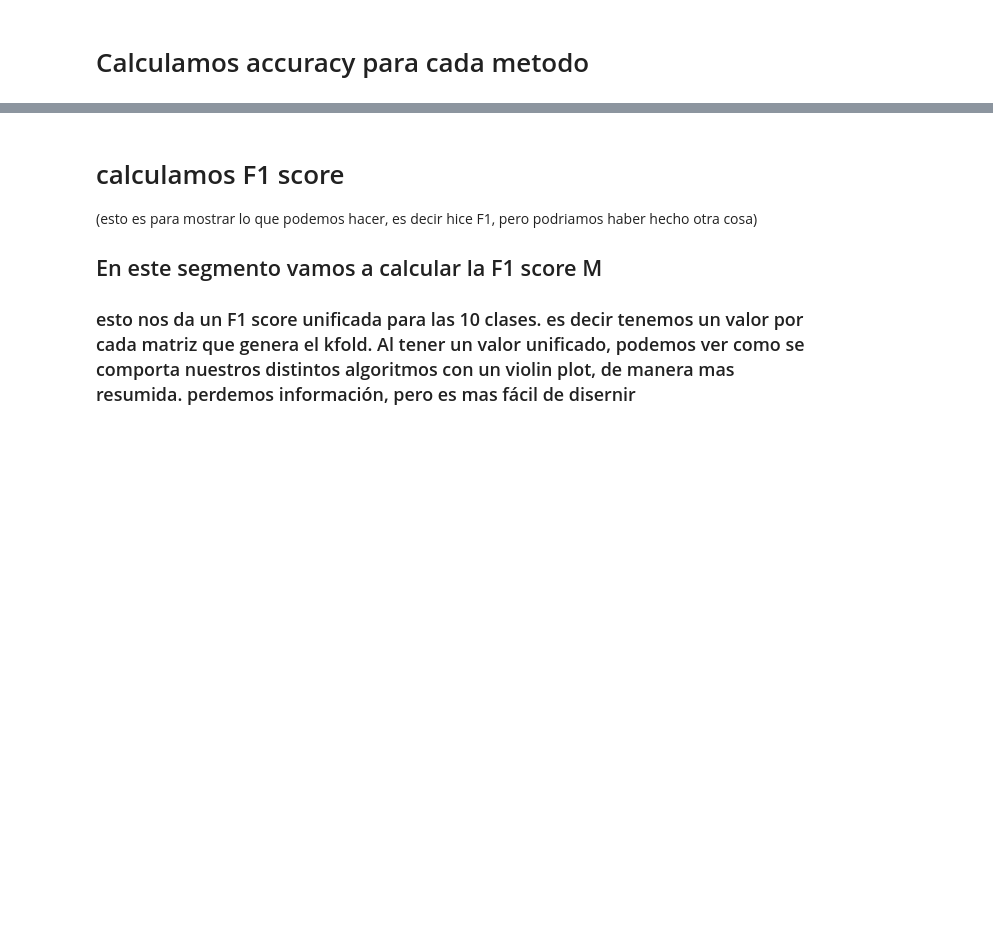
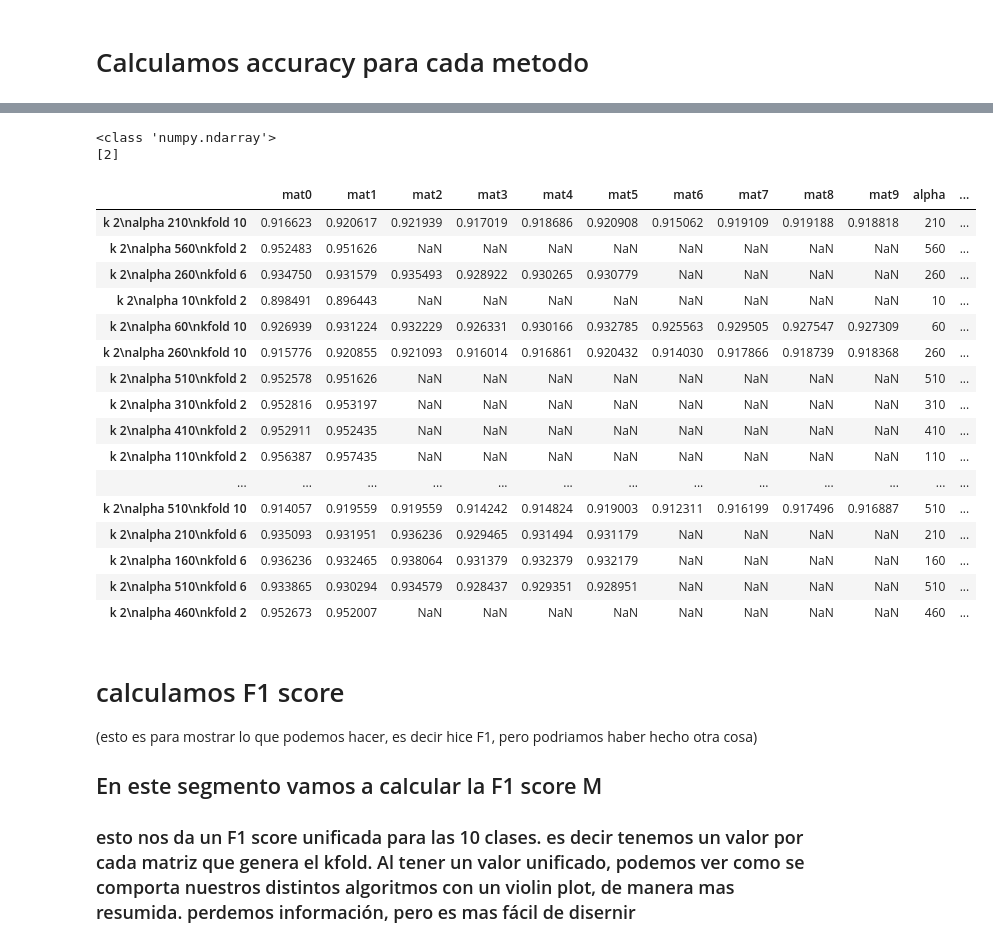
Before and after one commit to hggomez/metNum_tp2, a Jupyter notebook: Graficos/Analizador.ipynb, the cells around one changed output, grey strips where cells are left out. Saved outputs shown, nothing was run; the diff lists cells and outputs as text; code cells hidden in the pictures; blank space fills up the shorter version.

```diff
--- a/Graficos/Analizador.ipynb
+++ b/Graficos/Analizador.ipynb
@@ -283,3 +390,37 @@ plt.show()
+# %%
+
+ac_pca = accuracy_metodos(nombres_pca, lista_metodos_pca)
+knns = ac_pca.knn.unique()
+
+
+#print("knn")
+#graficar_orden_knn(ac_pca)
+
+ac_pca
+#print("alpha")
+#graficar_orden_alpha(ac_pca)
+#print("kfold")
+#graficar_orden_kfold(ac_pca)
+# %% [output]
+<class 'numpy.ndarray'>
+[2]
+|  | mat0 | mat1 | mat2 | mat3 | mat4 | mat5 | mat6 | mat7 | mat8 | mat9 | alpha | ... |
+| k 2\nalpha 210\nkfold 10 | 0.916623 | 0.920617 | 0.921939 | 0.917019 | 0.918686 | 0.920908 | 0.915062 | 0.919109 | 0.919188 | 0.918818 | 210 | ... |
+| k 2\nalpha 560\nkfold 2 | 0.952483 | 0.951626 | NaN | NaN | NaN | NaN | NaN | NaN | NaN | NaN | 560 | ... |
+| k 2\nalpha 260\nkfold 6 | 0.934750 | 0.931579 | 0.935493 | 0.928922 | 0.930265 | 0.930779 | NaN | NaN | NaN | NaN | 260 | ... |
+| k 2\nalpha 10\nkfold 2 | 0.898491 | 0.896443 | NaN | NaN | NaN | NaN | NaN | NaN | NaN | NaN | 10 | ... |
+| k 2\nalpha 60\nkfold 10 | 0.926939 | 0.931224 | 0.932229 | 0.926331 | 0.930166 | 0.932785 | 0.925563 | 0.929505 | 0.927547 | 0.927309 | 60 | ... |
+| k 2\nalpha 260\nkfold 10 | 0.915776 | 0.920855 | 0.921093 | 0.916014 | 0.916861 | 0.920432 | 0.914030 | 0.917866 | 0.918739 | 0.918368 | 260 | ... |
+| k 2\nalpha 510\nkfold 2 | 0.952578 | 0.951626 | NaN | NaN | NaN | NaN | NaN | NaN | NaN | NaN | 510 | ... |
+| k 2\nalpha 310\nkfold 2 | 0.952816 | 0.953197 | NaN | NaN | NaN | NaN | NaN | NaN | NaN | NaN | 310 | ... |
+| k 2\nalpha 410\nkfold 2 | 0.952911 | 0.952435 | NaN | NaN | NaN | NaN | NaN | NaN | NaN | NaN | 410 | ... |
+| k 2\nalpha 110\nkfold 2 | 0.956387 | 0.957435 | NaN | NaN | NaN | NaN | NaN | NaN | NaN | NaN | 110 | ... |
+| ... | ... | ... | ... | ... | ... | ... | ... | ... | ... | ... | ... | ... |
+| k 2\nalpha 510\nkfold 10 | 0.914057 | 0.919559 | 0.919559 | 0.914242 | 0.914824 | 0.919003 | 0.912311 | 0.916199 | 0.917496 | 0.916887 | 510 | ... |
+| k 2\nalpha 210\nkfold 6 | 0.935093 | 0.931951 | 0.936236 | 0.929465 | 0.931494 | 0.931179 | NaN | NaN | NaN | NaN | 210 | ... |
+| k 2\nalpha 160\nkfold 6 | 0.936236 | 0.932465 | 0.938064 | 0.931379 | 0.932379 | 0.932179 | NaN | NaN | NaN | NaN | 160 | ... |
+| k 2\nalpha 510\nkfold 6 | 0.933865 | 0.930294 | 0.934579 | 0.928437 | 0.929351 | 0.928951 | NaN | NaN | NaN | NaN | 510 | ... |
+| k 2\nalpha 460\nkfold 2 | 0.952673 | 0.952007 | NaN | NaN | NaN | NaN | NaN | NaN | NaN | NaN | 460 | ... |
 # %% [markdown]
 # calculamos F1 score
 
```
Also changed, not shown: parts of 16 cells of this notebook, 12 other files.
